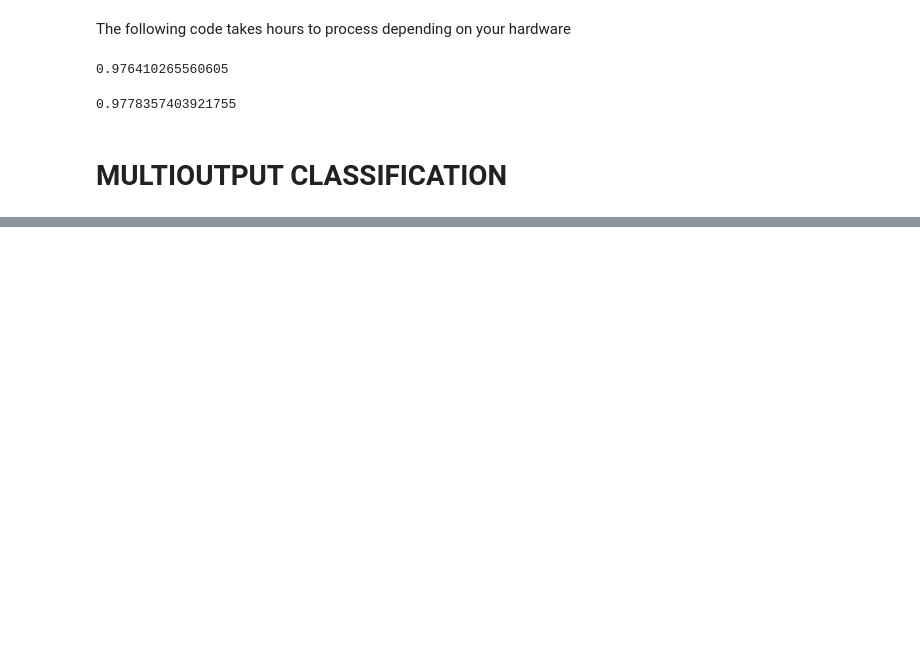
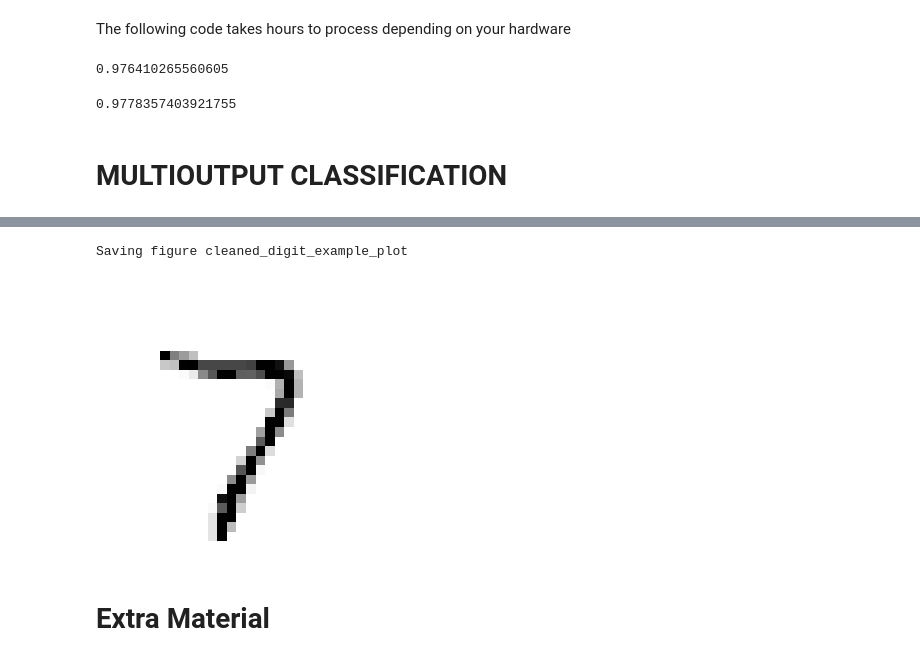
Before and after one commit to uzoochogu/Machine-Learning-Projects, a Jupyter notebook: mnist-digits-classification/mnist_dataset_classifcation.ipynb, the cells around one changed output, grey strips where cells are left out. Saved outputs shown, nothing was run; the diff lists cells and outputs as text; code cells hidden in the pictures; blank space fills up the shorter version.

```diff
--- a/mnist-digits-classification/mnist_dataset_classifcation.ipynb
+++ b/mnist-digits-classification/mnist_dataset_classifcation.ipynb
@@ -712,0 +738,14 @@ f1_score(y_multilabel, y_train_knn_pred, average="weighted")
+# %%
+#Let's train a KNN classifier.
+#The pixel intensities are the classes and the different pixel positions
+#are the different labels per instance
+
+knn_clf.fit(X_train_mod, y_train_mod)
+clean_digit = knn_clf.predict([X_test_mod[some_index]])
+plot_digit(clean_digit)
+save_fig("cleaned_digit_example_plot")
+# %% [output]
+Saving figure cleaned_digit_example_plot
+[figure, added]
+# %% [markdown]
+# Extra Material
```
Also changed, not shown: parts of 2 cells of this notebook, 2 other files.
